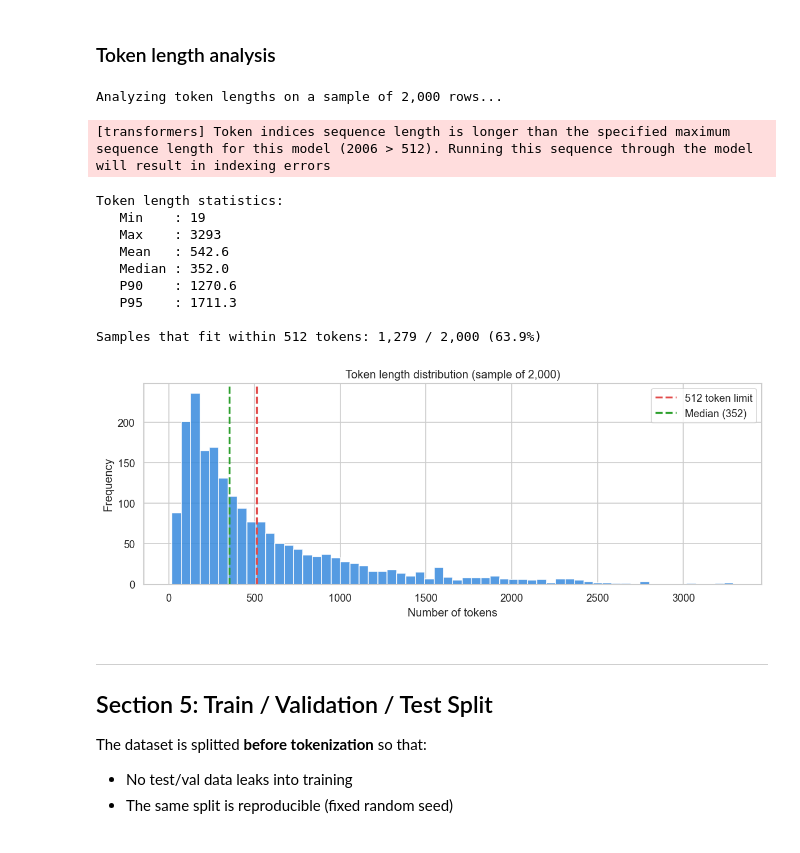
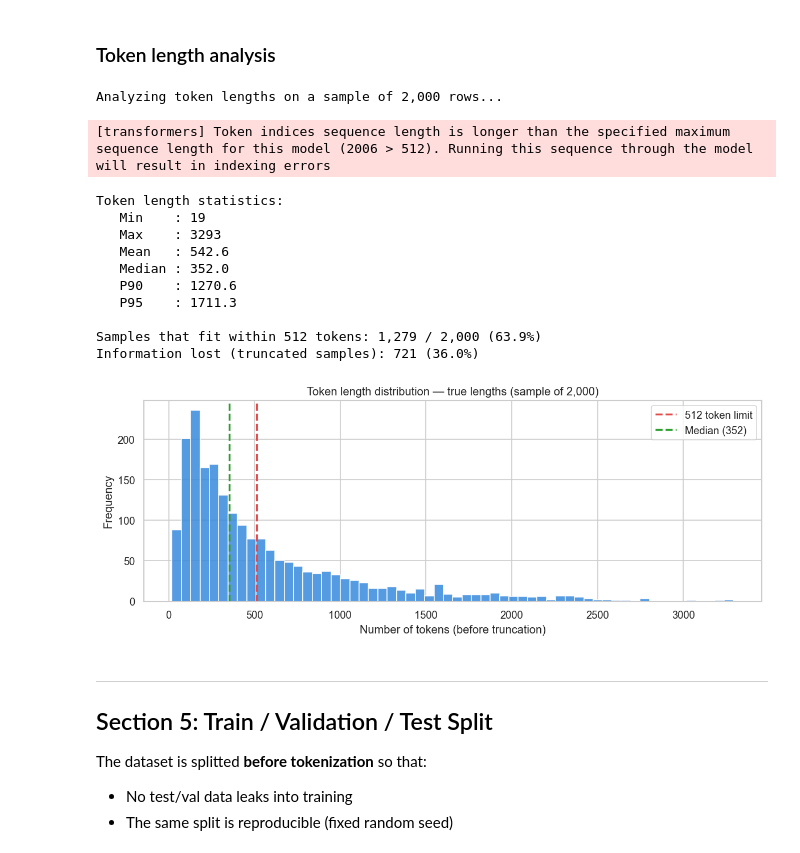
Before and after one commit to nisansalasandu/intelligent-code-review-assistant, a Jupyter notebook: notebooks/02_preprocessing_tokenization.ipynb, the cells around one changed output. Drawn from its saved outputs; the diff is of its cells as text; code cells hidden in the pictures.

Commit message:
Finalize Preprocessing & Tokenization

```diff
--- a/notebooks/02_preprocessing_tokenization.ipynb
+++ b/notebooks/02_preprocessing_tokenization.ipynb
@@ -480,7 +491,11 @@ sample_df = df.sample(min(2000, len(df)), random_state=CONFIG["RANDOM_STATE"])
 
 token_lengths = []
 for code in tqdm(sample_df["code_clean"], desc="Tokenizing sample"):
-    ids = tokenizer.encode(code, add_special_tokens=True)
+    ids = tokenizer.encode(
+        code,
+        add_special_tokens=True,
+        truncation=False          # <-- FIXED: don't truncate here; we want true lengths
+    )
     token_lengths.append(len(ids))
 
 token_lengths = np.array(token_lengths)
@@ -491,37 +506,39 @@ print(f"   Max    : {token_lengths.max()}")
 print(f"   Mean   : {token_lengths.mean():.1f}")
 print(f"   Median : {np.median(token_lengths):.1f}")
 print(f"   P90    : {np.percentile(token_lengths, 90):.1f}")
 print(f"   P95    : {np.percentile(token_lengths, 95):.1f}")
 print(f"\nSamples that fit within 512 tokens: "
       f"{(token_lengths <= 512).sum():,} / {len(token_lengths):,} "
       f"({(token_lengths <= 512).mean()*100:.1f}%)")
+print(f"Information lost (truncated samples): "
+      f"{(token_lengths > 512).sum():,} ({(token_lengths > 512).mean()*100:.1f}%)")
 
-# Plot
 fig, ax = plt.subplots(figsize=(10, 4))
 ax.hist(token_lengths, bins=60, color="#378ADD", edgecolor="white", alpha=0.85)
 ax.axvline(512, color="#E24B4A", linewidth=2, linestyle="--", label="512 token limit")
 ax.axvline(np.median(token_lengths), color="#2CA02C", linewidth=2,
            linestyle="--", label=f"Median ({np.median(token_lengths):.0f})")
-ax.set_xlabel("Number of tokens")
+ax.set_xlabel("Number of tokens (before truncation)")
 ax.set_ylabel("Frequency")
-ax.set_title("Token length distribution (sample of 2,000)")
+ax.set_title("Token length distribution — true lengths (sample of 2,000)")
 ax.legend()
 plt.tight_layout()
 plt.savefig("../reports/figures/07_token_length_distribution.png", bbox_inches="tight")
 plt.show()
 # %% [output]
 Analyzing token lengths on a sample of 2,000 rows...
 [transformers] Token indices sequence length is longer than the specified maximum sequence length for this model (2006 > 512). Running this sequence through the model will result in indexing errors
 Token length statistics:
    Min    : 19
    Max    : 3293
    Mean   : 542.6
    Median : 352.0
    P90    : 1270.6
    P95    : 1711.3
 
 Samples that fit within 512 tokens: 1,279 / 2,000 (63.9%)
+Information lost (truncated samples): 721 (36.0%)
-[figure, old version]
+[figure, new version]
 # %% [markdown]
 ---
 ## Section 5: Train / Validation / Test Split
```
Also changed, not shown: parts of 6 cells of this notebook, 9 other files.
